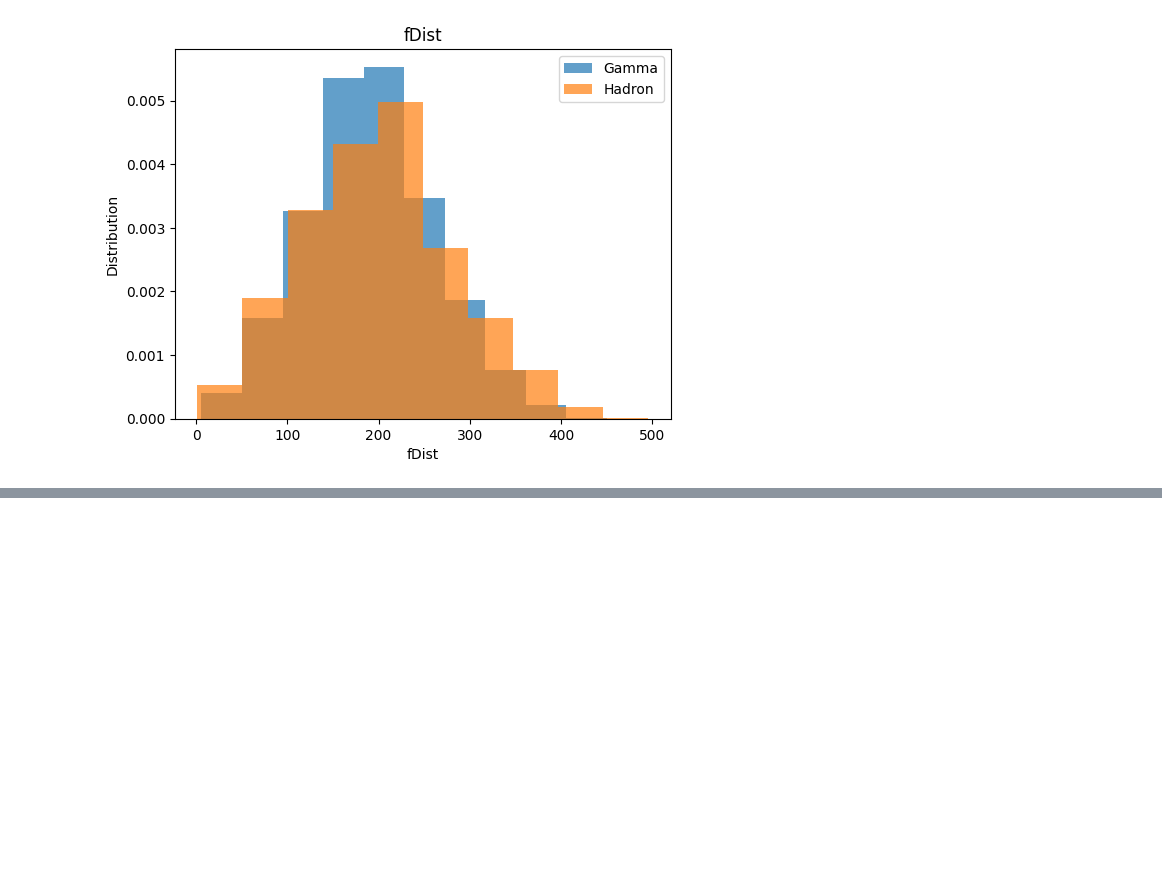
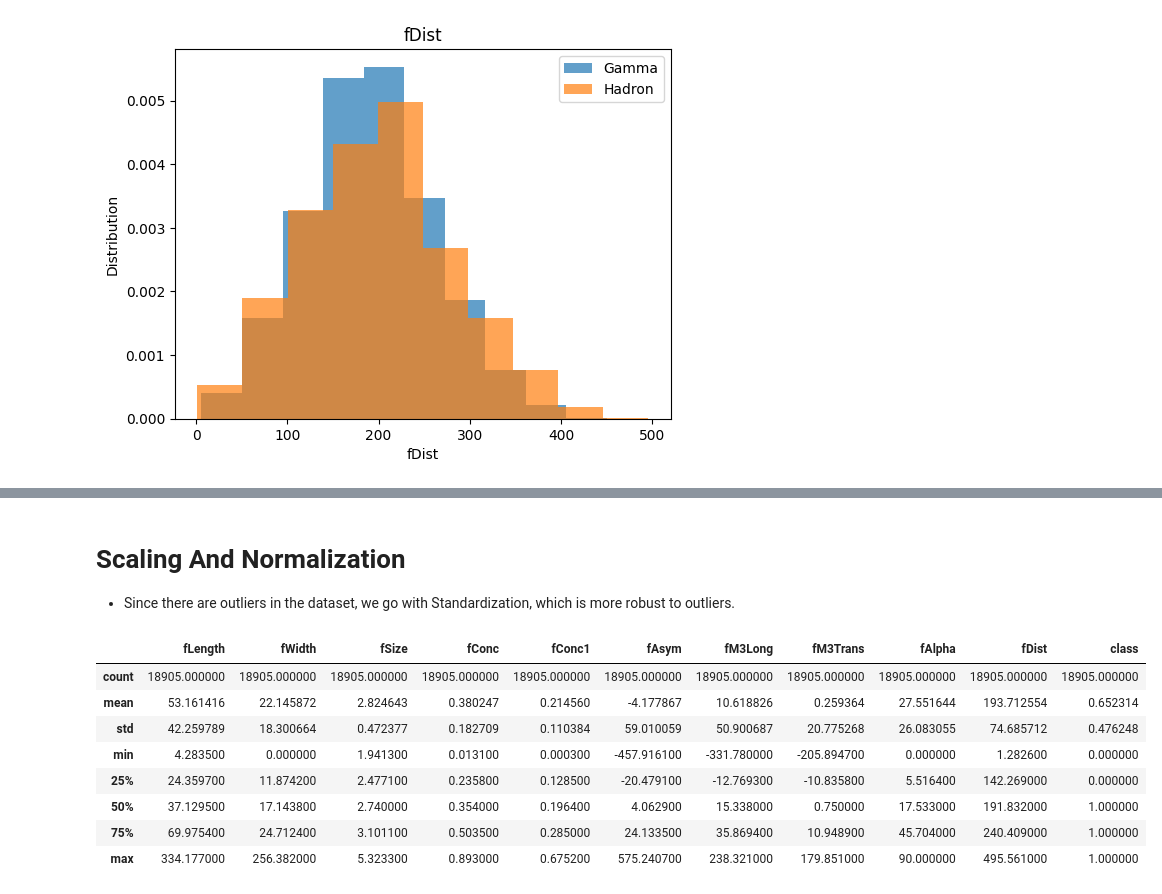
Before and after one commit to rawbil/models_V1, a Jupyter notebook: MAGIC_dataset/model1.ipynb, the cells around one changed output, grey strips where cells are left out. Saved outputs shown, nothing was run; the diff lists cells and outputs as text; code cells hidden in the pictures; blank space fills up the shorter version.

```diff
--- a/MAGIC_dataset/model1.ipynb
+++ b/MAGIC_dataset/model1.ipynb
@@ -90,0 +134,22 @@ for col in df.columns[:-1]: # Omit the class
+# %% [markdown]
+# Scaling And Normalization
+
+- Since there are outliers in the dataset, we go with Standardization, which is more robust to outliers.
+# %%
+# MIN-MAX SCALING
+# Subtract each value from the column's minimum, and divide by the column's range
+# The result is always between 1 and 0
+
+#  Standardization
+# = (value - mean) / std
+df.describe() # Look at the ranges of values
+# %% [output]
+|  | fLength | fWidth | fSize | fConc | fConc1 | fAsym | fM3Long | fM3Trans | fAlpha | fDist | class |
+| count | 18905.000000 | 18905.000000 | 18905.000000 | 18905.000000 | 18905.000000 | 18905.000000 | 18905.000000 | 18905.000000 | 18905.000000 | 18905.000000 | 18905.000000 |
+| mean | 53.161416 | 22.145872 | 2.824643 | 0.380247 | 0.214560 | -4.177867 | 10.618826 | 0.259364 | 27.551644 | 193.712554 | 0.652314 |
+| std | 42.259789 | 18.300664 | 0.472377 | 0.182709 | 0.110384 | 59.010059 | 50.900687 | 20.775268 | 26.083055 | 74.685712 | 0.476248 |
+| min | 4.283500 | 0.000000 | 1.941300 | 0.013100 | 0.000300 | -457.916100 | -331.780000 | -205.894700 | 0.000000 | 1.282600 | 0.000000 |
+| 25% | 24.359700 | 11.874200 | 2.477100 | 0.235800 | 0.128500 | -20.479100 | -12.769300 | -10.835800 | 5.516400 | 142.269000 | 0.000000 |
+| 50% | 37.129500 | 17.143800 | 2.740000 | 0.354000 | 0.196400 | 4.062900 | 15.338000 | 0.750000 | 17.533000 | 191.832000 | 1.000000 |
+| 75% | 69.975400 | 24.712400 | 3.101100 | 0.503500 | 0.285000 | 24.133500 | 35.869400 | 10.948900 | 45.704000 | 240.409000 | 1.000000 |
+| max | 334.177000 | 256.382000 | 5.323300 | 0.893000 | 0.675200 | 575.240700 | 238.321000 | 179.851000 | 90.000000 | 495.561000 | 1.000000 |
```
Also changed, not shown: parts of 15 cells of this notebook, 2 other files.
